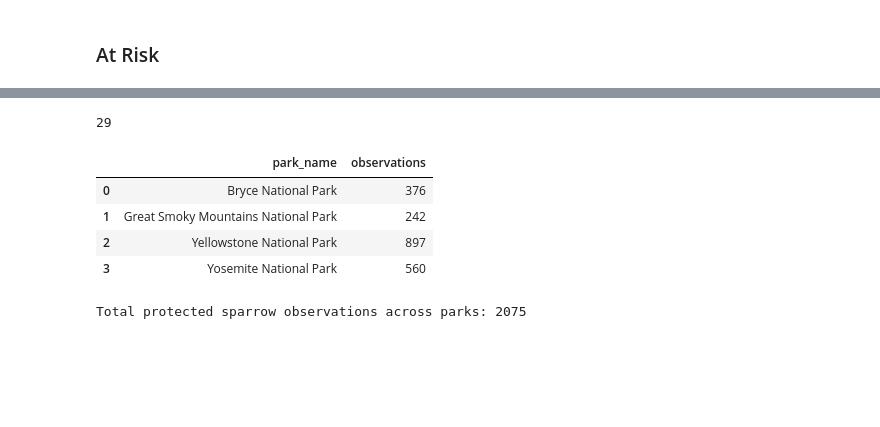
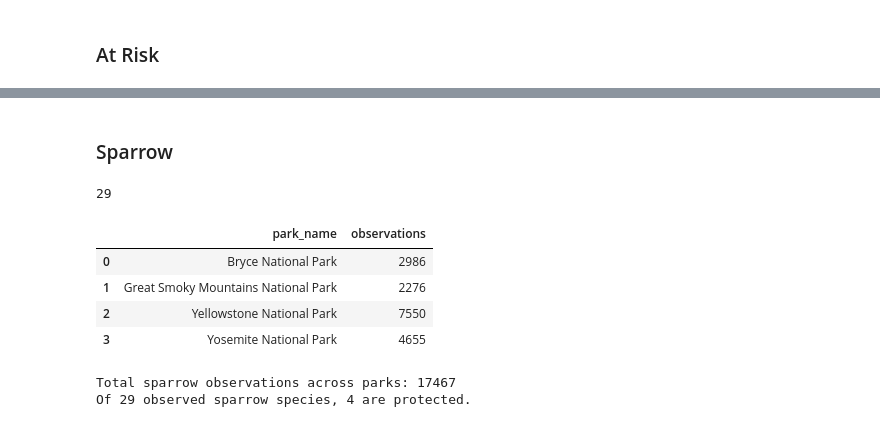
Before and after one commit to h-ostcode/Biodiversity-in-National-Parks, a Jupyter notebook: biodiversity.ipynb, the cells around one changed output, grey strips where cells are left out. Cells and saved outputs as stored; diff of their text form; code cells hidden in the pictures; blank space fills up the shorter version.

```diff
--- a/biodiversity.ipynb
+++ b/biodiversity.ipynb
@@ -470,24 +484,22 @@ pd.DataFrame(set(word_count(risk_list)), columns =['Word', 'Count']).sort_values
+# %% [markdown]
+### Sparrow
 # %%
-#Sparrow
 species['is_sparrow'] = species.common_names.str.contains(r"\sSparrow\b", regex = True)
 print(len(species[species.is_sparrow == True]))
-species[species.is_sparrow & species.is_protected == True]
-
-#of 29 sparrow species, 4 are protected
-
-sparrow_risk_obs = obs.merge(species[species.is_sparrow & species.is_protected == True])
-sparrow_risk_obs
+sparrow_observations = obs.merge(species[species.is_sparrow])
 
 #There were 15 different observation records of at risk sparrows at the National Parks over 7 days.
-sparrow_risk_obs.groupby('park_name').observations.sum().reset_index()
+sparrow_observations.groupby('park_name').observations.sum().reset_index()
 # %% [output]
 29
 |  | park_name | observations |
-| 0 | Bryce National Park | 376 |
-| 1 | Great Smoky Mountains National Park | 242 |
-| 2 | Yellowstone National Park | 897 |
-| 3 | Yosemite National Park | 560 |
+| 0 | Bryce National Park | 2986 |
+| 1 | Great Smoky Mountains National Park | 2276 |
+| 2 | Yellowstone National Park | 7550 |
+| 3 | Yosemite National Park | 4655 |
 # %%
-print(f"Total protected sparrow observations across parks: {sum(sparrow_risk_obs.observations)}")
+print(f"Total sparrow observations across parks: {sum(sparrow_observations.observations)}")
+print(f"Of {len(species[species.is_sparrow])} observed sparrow species, {len(species[species.is_sparrow & species.is_protected == True])} are protected.")
 # %% [output]
-Total protected sparrow observations across parks: 2075
+Total sparrow observations across parks: 17467
+Of 29 observed sparrow species, 4 are protected.
```
Also changed, not shown: parts of 13 cells of this notebook.
